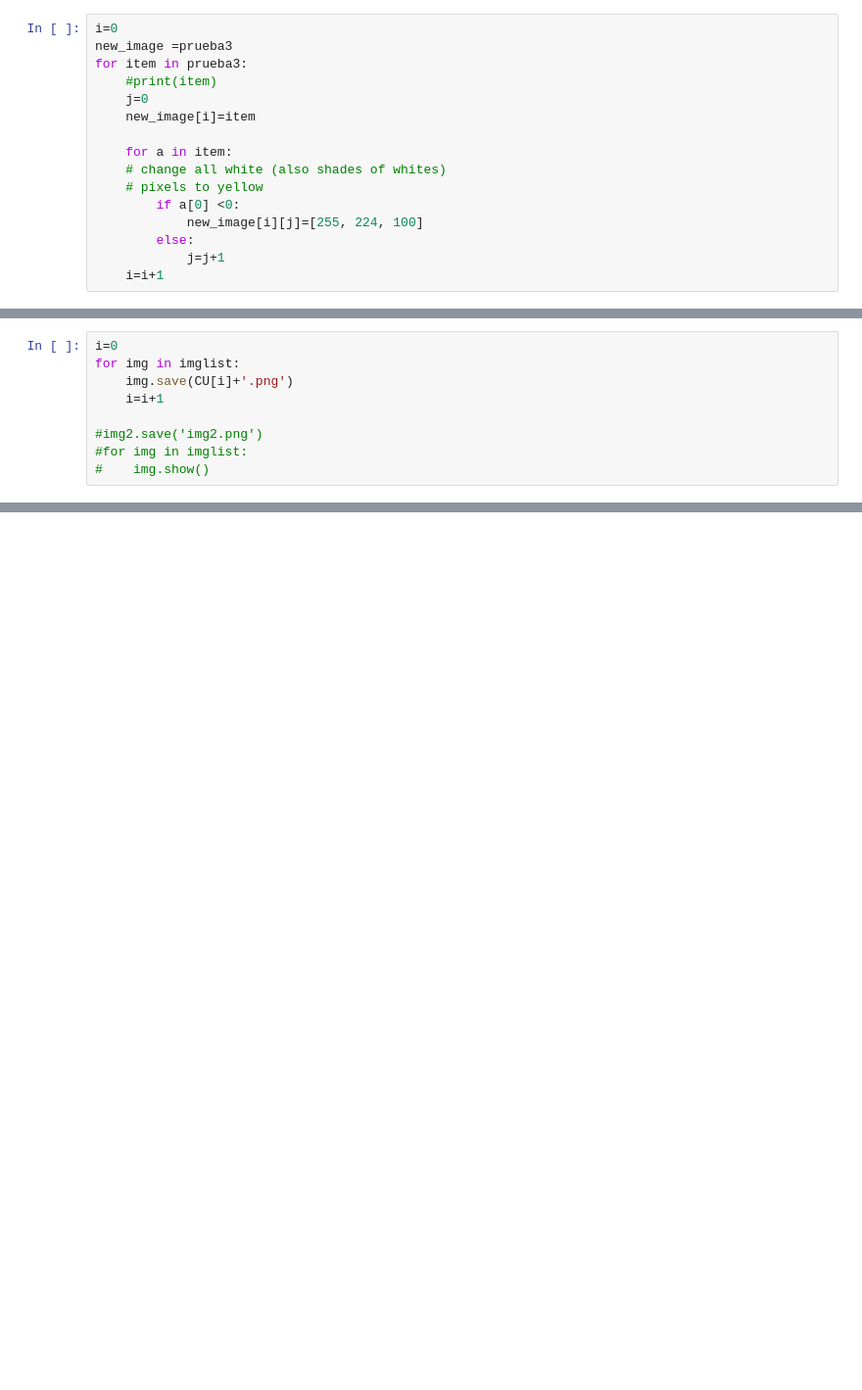
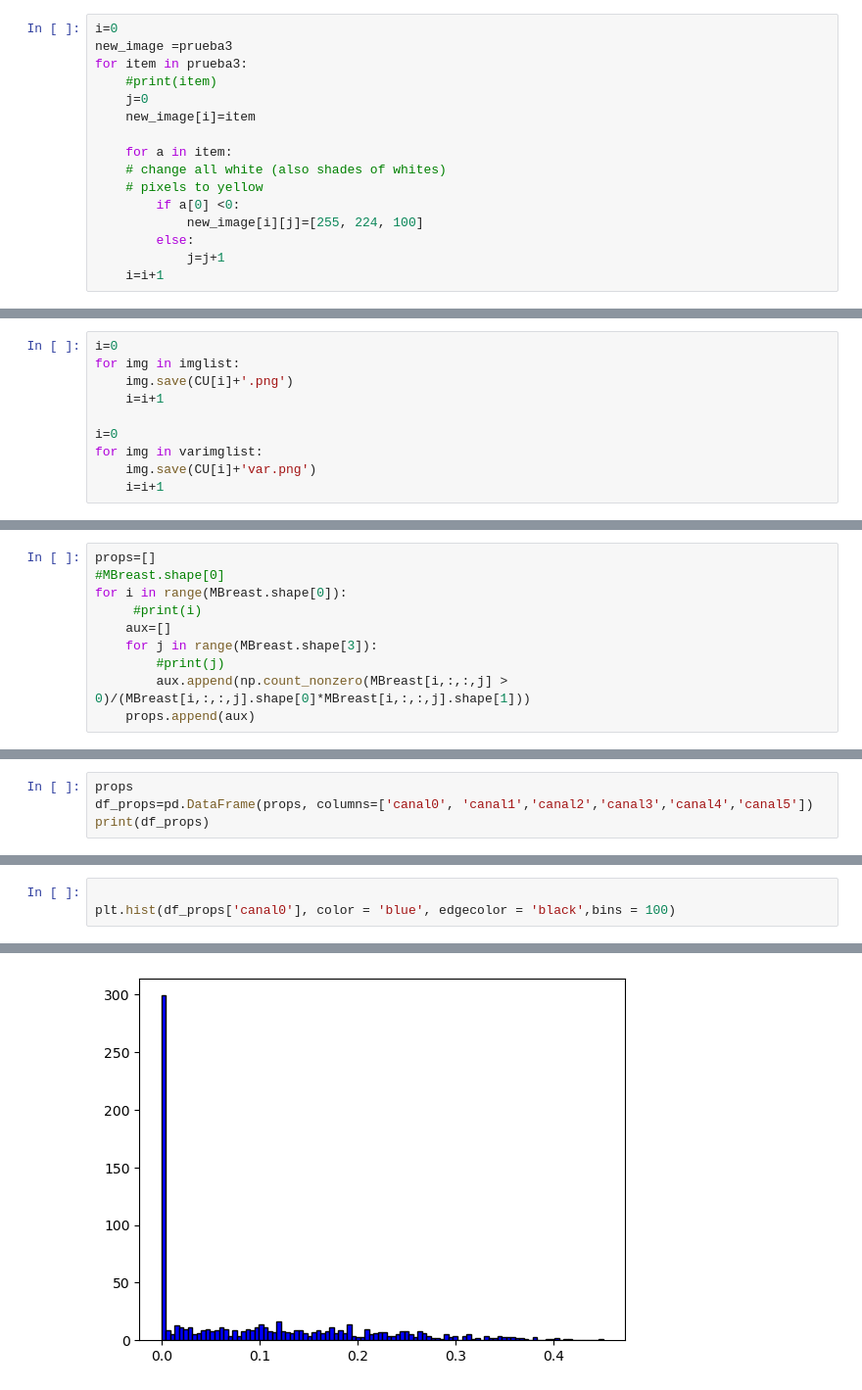
Before and after one commit to DavidEdgard0/Cancer-Prediction-MD, a Jupyter notebook: Intro_Imgs.ipynb, the cells around one changed output, grey strips where cells are left out. Shown at 98% size. Drawn from its saved outputs; the diff is of its cells as text; blank space fills up the shorter version.

```diff
--- a/Intro_Imgs.ipynb
+++ b/Intro_Imgs.ipynb
@@ -280,6 +248,7 @@ for img in imglist:
     img.save(CU[i]+'.png')
     i=i+1
 
-#img2.save('img2.png')
-#for img in imglist:
-#    img.show()
+i=0
+for img in varimglist:
+    img.save(CU[i]+'var.png')
+    i=i+1
@@ -285,0 +311,10 @@ for img in imglist:
+# %%
+props=[]
+#MBreast.shape[0]
+for i in range(MBreast.shape[0]):
+     #print(i)
+    aux=[]
+    for j in range(MBreast.shape[3]):
+        #print(j)
+        aux.append(np.count_nonzero(MBreast[i,:,:,j] > 0)/(MBreast[i,:,:,j].shape[0]*MBreast[i,:,:,j].shape[1]))
+    props.append(aux)
@@ -285,0 +345,4 @@ for img in imglist:
+# %%
+props
+df_props=pd.DataFrame(props, columns=['canal0', 'canal1','canal2','canal3','canal4','canal5'])
+print(df_props)
@@ -285,0 +364,4 @@ for img in imglist:
+# %%
+
+plt.hist(df_props['canal0'], color = 'blue', edgecolor = 'black',bins = 100)
+# %% [output]
@@ -285,0 +385 @@ for img in imglist:
+[figure, added]
```
Also changed, not shown: parts of 59 cells of this notebook, 40 other files.
